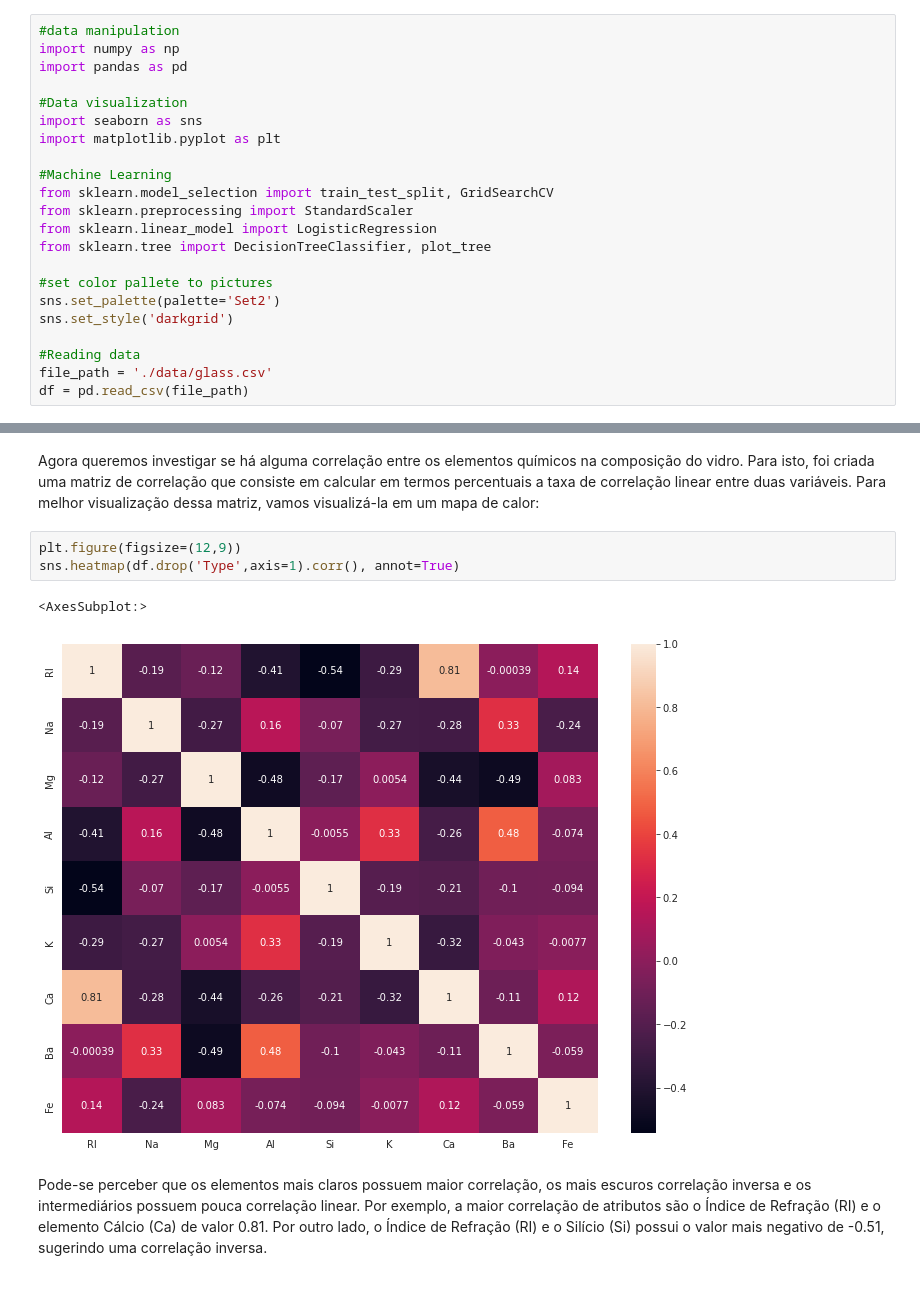
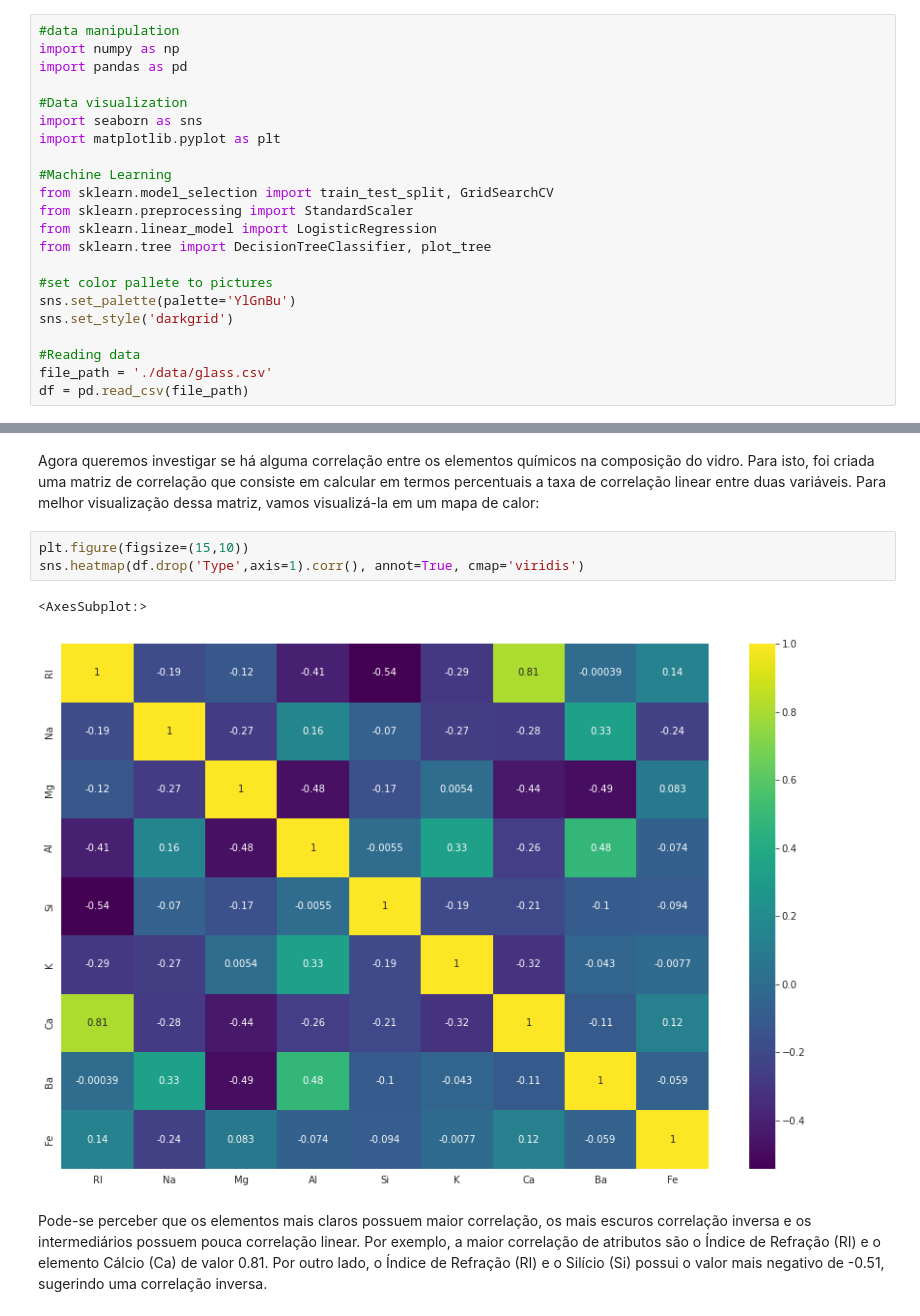
Before and after one commit to davi-santos/Glass-Classification, a Jupyter notebook: Data Analysis.ipynb, the cells around one changed output, grey strips where cells are left out. Drawn from its saved outputs; the diff is of its cells as text.

```diff
--- a/Data Analysis.ipynb
+++ b/Data Analysis.ipynb
@@ -26,7 +26,7 @@ from sklearn.linear_model import LogisticRegression
 from sklearn.tree import DecisionTreeClassifier, plot_tree
 
 #set color pallete to pictures
-sns.set_palette(palette='Set2')
+sns.set_palette(palette='YlGnBu')
 sns.set_style('darkgrid')
 
 #Reading data
@@ -129,11 +143,11 @@ Text(0, 0.5, 'Quantidade de Amostras')
 # %% [markdown]
 Agora queremos investigar se há alguma correlação entre os elementos químicos na composição do vidro. Para isto, foi criada uma matriz de correlação que consiste em calcular em termos percentuais a taxa de correlação linear entre duas variáveis. Para melhor visualização dessa matriz, vamos visualizá-la em um mapa de calor:
 # %%
-plt.figure(figsize=(12,9))
-sns.heatmap(df.drop('Type',axis=1).corr(), annot=True)
+plt.figure(figsize=(15,10))
+sns.heatmap(df.drop('Type',axis=1).corr(), annot=True, cmap='viridis')
 # %% [output]
 <AxesSubplot:>
-[figure, old version]
+[figure, new version]
 # %% [markdown]
 Pode-se perceber que os elementos mais claros possuem maior correlação, os mais escuros correlação inversa e os intermediários possuem pouca correlação linear. Por exemplo, a maior correlação de atributos são o Índice de Refração (RI) e o elemento Cálcio (Ca) de valor 0.81. Por outro lado, o Índice de Refração (RI) e o Silício (Si) possui o valor mais negativo de -0.51, sugerindo uma correlação inversa.
 # %% [markdown]
```
Also changed, not shown: parts of 17 cells of this notebook.
